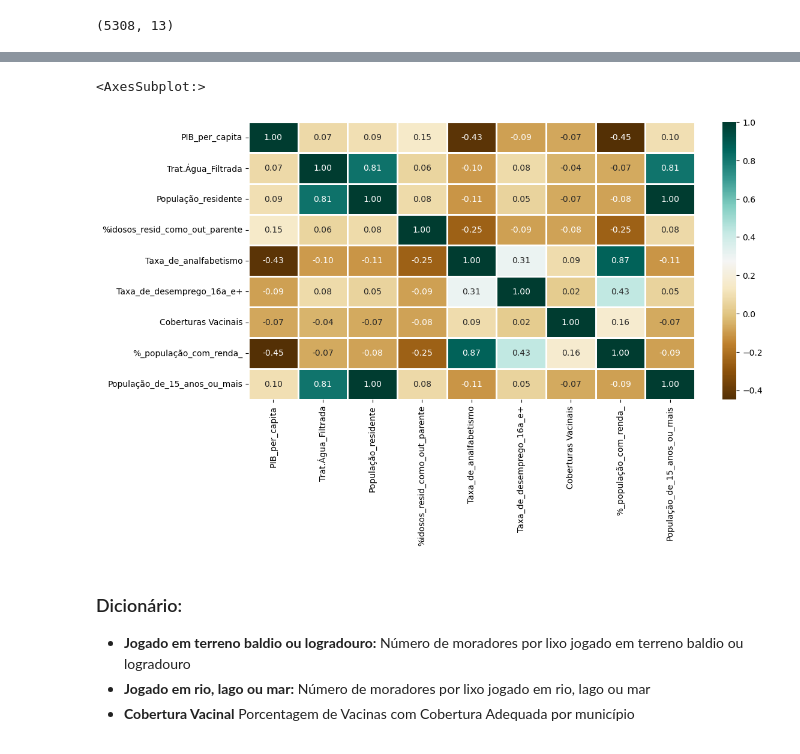
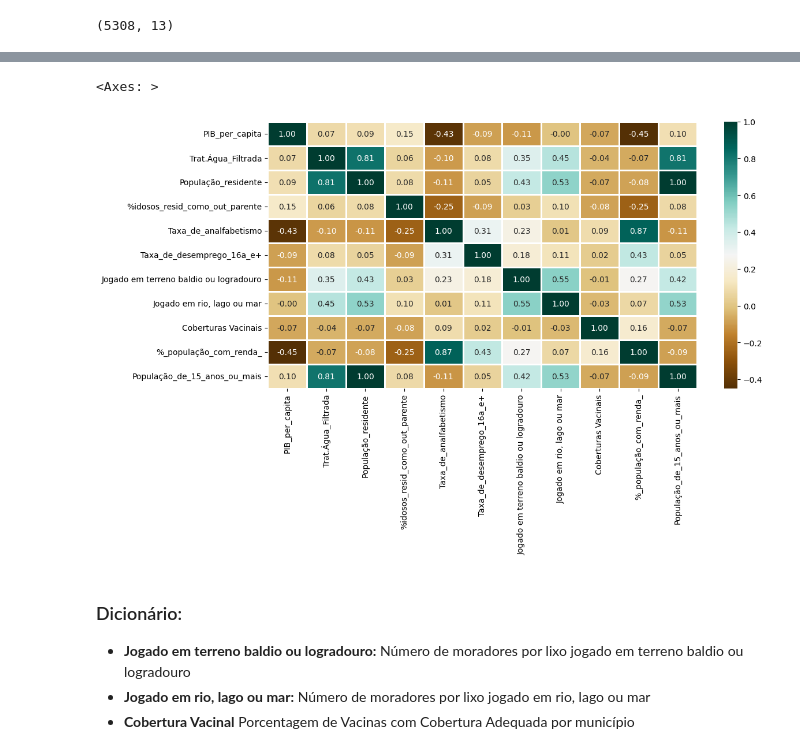
Before and after one commit to carneirogabrielly/Projeto-Microdados, a Jupyter notebook: 20_11_AAAAlison.ipynb, the cells around one changed output, grey strips where cells are left out. Cells and saved outputs as stored; diff of their text form; code cells hidden in the pictures.

```diff
--- a/20_11_AAAAlison.ipynb
+++ b/20_11_AAAAlison.ipynb
@@ -48,7 +48,7 @@ dados_lixo0.head()
 #Função de limpeza
 #Função que separa o código do nome do município
 def separa_codigo(planilha):
-    planilha[['Código do Município', 'Nome do Município']] = planilha['Município'].str.split(' ', 1, expand=True)
+    planilha[['Código do Município', 'Nome do Município']] = planilha['Município'].str.split(' ', n=1, expand=True)
     plan = planilha.drop('Município', axis=1)
     planilha_limpa = plan.drop('Nome do Município', axis=1)
     return planilha_limpa
@@ -70,7 +70,7 @@ df_pessoasbaixarenda = dados_pessoasbaixarenda0.drop(dados_pessoasbaixarenda0.in
 df_escolariedade = dados_escolariedade0.drop(dados_escolariedade0.index[-8:])
 
 #Separa os códios dos nomes e deixa as planilhas prontas para mergir
-df_aguafiltrada[['Código do Município', 'Nome do Município']] = df_aguafiltrada['Município'].str.split(' ', 1, expand=True)
+df_aguafiltrada[['Código do Município', 'Nome do Município']] = df_aguafiltrada['Município'].str.split(' ', n=1, expand=True)
 dados_aguafiltrada = df_aguafiltrada.drop('Município', axis=1)
 dados_popmunicipio = separa_codigo(df_popmunicipio)
 dados_pib = separa_codigo(df_pib)
@@ -168,13 +183,21 @@ df2 = df.copy()
+# %%
+#função de limpeza que substitui valores nulos (dados por -) por zero
+def exclui_valor_hifen(planilha):
+    return planilha.replace('-', '0')
+# %%
+quant = ['PIB_per_capita', 'Trat.Água_Filtrada', 'População_residente', '%idosos_resid_como_out_parente', 'Taxa_de_analfabetismo','Taxa_de_desemprego_16a_e+', 'Jogado em terreno baldio ou logradouro', 'Jogado em rio, lago ou mar', 'Coberturas Vacinais', '%_população_com_renda_', 'População_de_15_anos_ou_mais']
+var_quantitativas = df2[quant]
+var_quantitativas = exclui_valor_hifen(var_quantitativas)
 # %%
 plt.figure(figsize=(12, 6))
-sns.heatmap(df2.corr(),
+sns.heatmap(var_quantitativas.corr(),
             cmap = 'BrBG',
             fmt = '.2f',
             linewidths = 2,
             annot = True)
 # %% [output]
-<AxesSubplot:>
+<Axes: >
-[figure, old version]
+[figure, new version]
 # %% [markdown]
 ### Dicionário:
 
```
Also changed, not shown: parts of 7 cells of this notebook.
